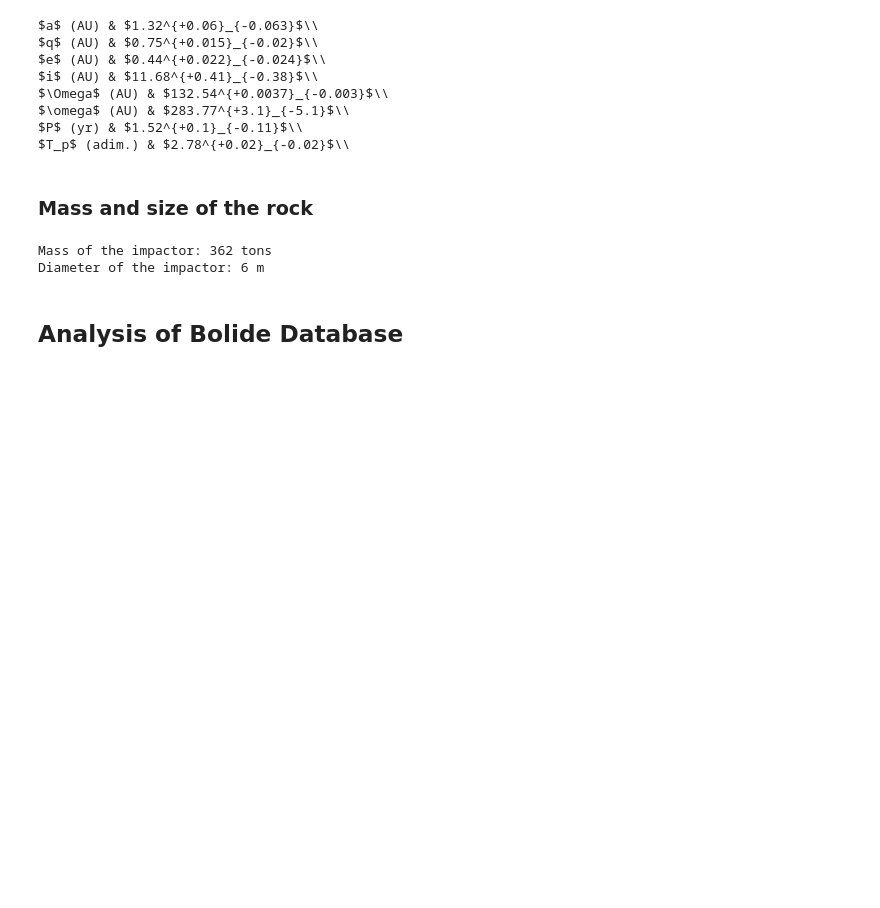
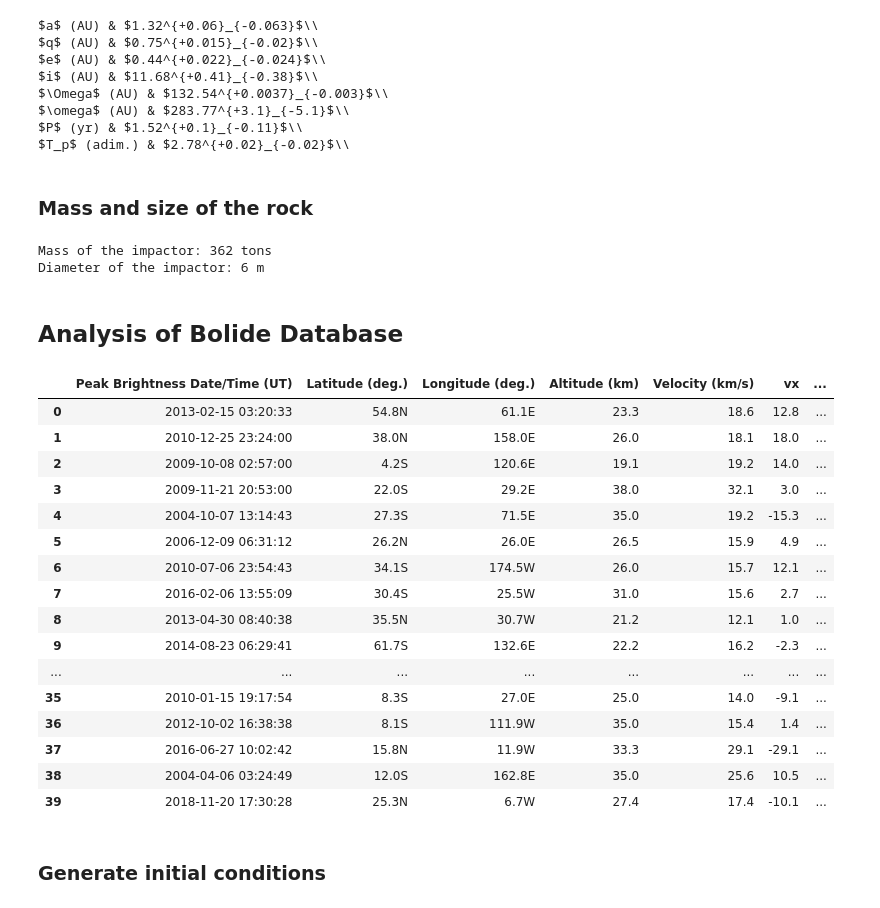
Before and after one commit to seap-udea/MeteorTrajectories, a Jupyter notebook: MeteorTrajectories-Trajectory.ipynb, the cells around one changed output. Saved outputs shown, nothing was run; the diff lists cells and outputs as text; code cells hidden in the pictures; blank space fills up the shorter version.

```diff
--- a/MeteorTrajectories-Trajectory.ipynb
+++ b/MeteorTrajectories-Trajectory.ipynb
@@ -746,3 +747,27 @@ Mass of the impactor: 362 tons
 Diameter of the impactor: 6 m
 # %% [markdown]
 ## Analysis of Bolide Database
+# %%
+data=pd.read_csv("data/cneos_fireball_data.csv")
+datadir=data[data["Calculated Total Impact Energy (kt)"]>1].dropna().sort_values(by="Calculated Total Impact Energy (kt)",ascending=[False]).reset_index(drop=True)
+datadir
+# %% [output]
+|  | Peak Brightness Date/Time (UT) | Latitude (deg.) | Longitude (deg.) | Altitude (km) | Velocity (km/s) | vx | ... |
+| 0 | 2013-02-15 03:20:33 | 54.8N | 61.1E | 23.3 | 18.6 | 12.8 | ... |
+| 1 | 2010-12-25 23:24:00 | 38.0N | 158.0E | 26.0 | 18.1 | 18.0 | ... |
+| 2 | 2009-10-08 02:57:00 | 4.2S | 120.6E | 19.1 | 19.2 | 14.0 | ... |
+| 3 | 2009-11-21 20:53:00 | 22.0S | 29.2E | 38.0 | 32.1 | 3.0 | ... |
+| 4 | 2004-10-07 13:14:43 | 27.3S | 71.5E | 35.0 | 19.2 | -15.3 | ... |
+| 5 | 2006-12-09 06:31:12 | 26.2N | 26.0E | 26.5 | 15.9 | 4.9 | ... |
+| 6 | 2010-07-06 23:54:43 | 34.1S | 174.5W | 26.0 | 15.7 | 12.1 | ... |
+| 7 | 2016-02-06 13:55:09 | 30.4S | 25.5W | 31.0 | 15.6 | 2.7 | ... |
+| 8 | 2013-04-30 08:40:38 | 35.5N | 30.7W | 21.2 | 12.1 | 1.0 | ... |
+| 9 | 2014-08-23 06:29:41 | 61.7S | 132.6E | 22.2 | 16.2 | -2.3 | ... |
+| ... | ... | ... | ... | ... | ... | ... | ... |
+| 35 | 2010-01-15 19:17:54 | 8.3S | 27.0E | 25.0 | 14.0 | -9.1 | ... |
+| 36 | 2012-10-02 16:38:38 | 8.1S | 111.9W | 35.0 | 15.4 | 1.4 | ... |
+| 37 | 2016-06-27 10:02:42 | 15.8N | 11.9W | 33.3 | 29.1 | -29.1 | ... |
+| 38 | 2004-04-06 03:24:49 | 12.0S | 162.8E | 35.0 | 25.6 | 10.5 | ... |
+| 39 | 2018-11-20 17:30:28 | 25.3N | 6.7W | 27.4 | 17.4 | -10.1 | ... |
+# %% [markdown]
+### Generate initial conditions
```
Also changed, not shown: parts of 3 cells of this notebook, 42 other files.
